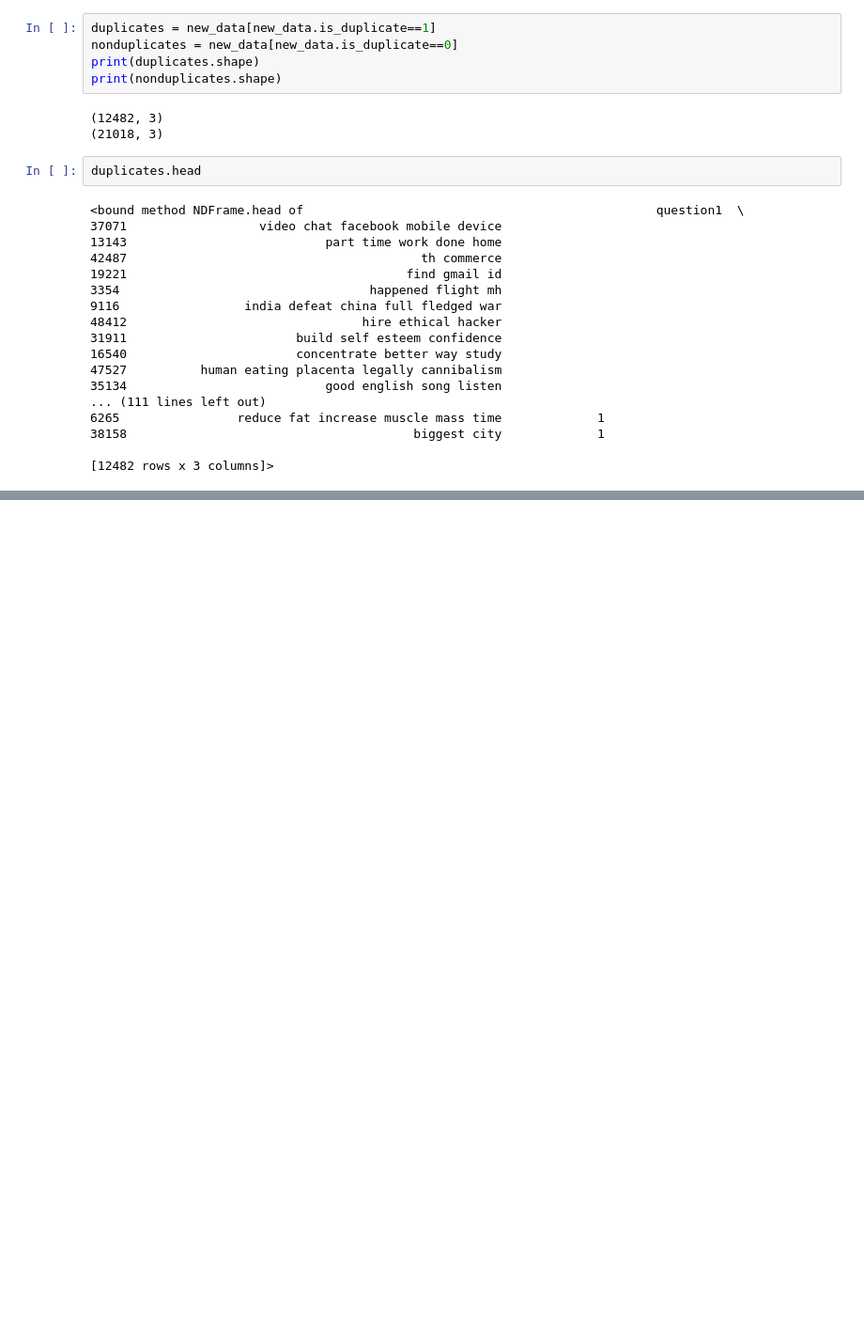
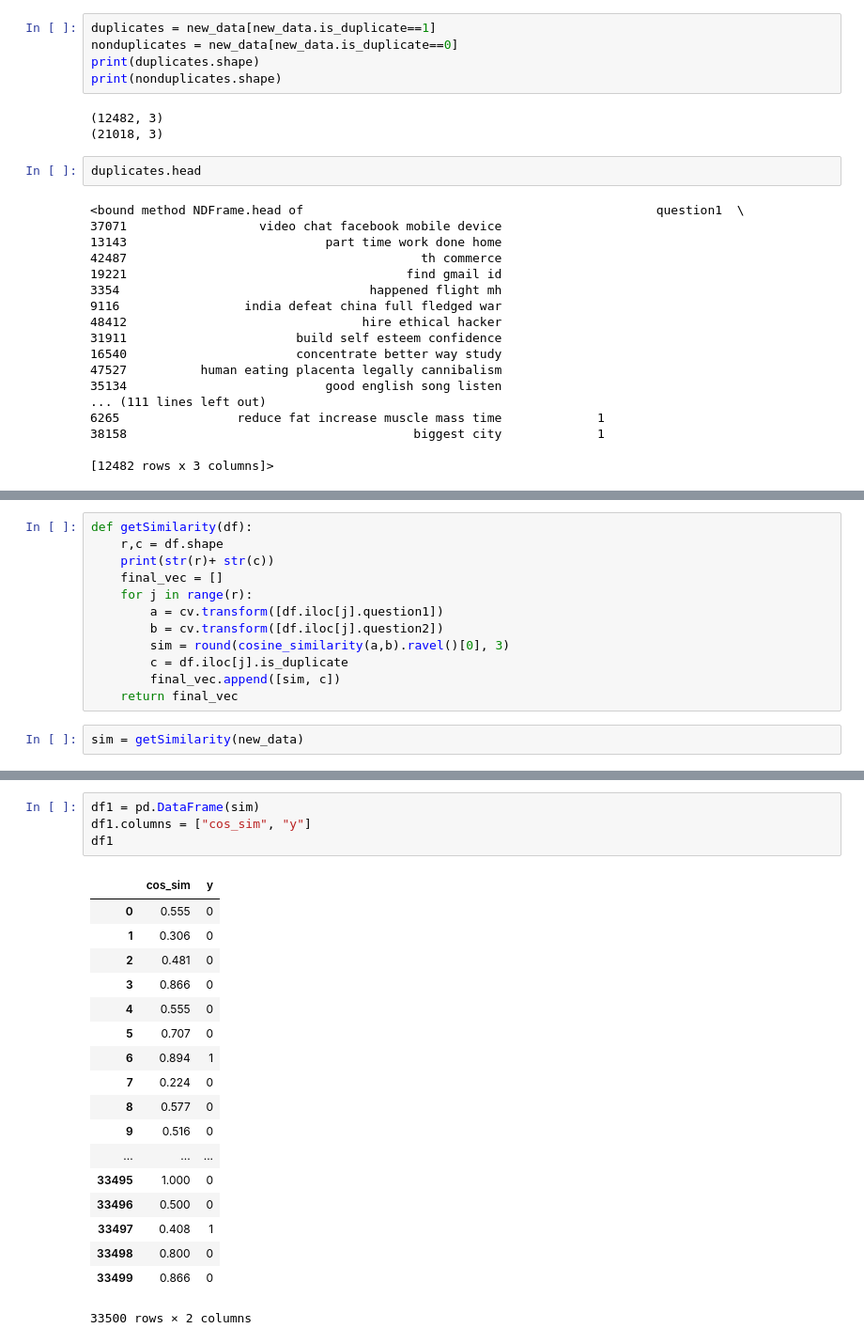
Before and after one commit to darpandodiya/CSC522_Project, a Jupyter notebook: src/baseline.ipynb, the cells around one changed output, grey strips where cells are left out. Shown at 94% size. Drawn from its saved outputs; the diff is of its cells as text; blank space fills up the shorter version.

```diff
--- a/src/baseline.ipynb
+++ b/src/baseline.ipynb
@@ -215,0 +214,14 @@ subset
+# %%
+def getSimilarity(df):
+    r,c = df.shape
+    print(str(r)+ str(c))
+    final_vec = []
+    for j in range(r):
+        a = cv.transform([df.iloc[j].question1])
+        b = cv.transform([df.iloc[j].question2])
+        sim = round(cosine_similarity(a,b).ravel()[0], 3)
+        c = df.iloc[j].is_duplicate
+        final_vec.append([sim, c])
+    return final_vec
+# %%
+sim = getSimilarity(new_data)
@@ -215,0 +250,23 @@ subset
+# %%
+df1 = pd.DataFrame(sim)
+df1.columns = ["cos_sim", "y"]
+df1
+# %% [output]
+|  | cos_sim | y |
+| 0 | 0.555 | 0 |
+| 1 | 0.306 | 0 |
+| 2 | 0.481 | 0 |
+| 3 | 0.866 | 0 |
+| 4 | 0.555 | 0 |
+| 5 | 0.707 | 0 |
+| 6 | 0.894 | 1 |
+| 7 | 0.224 | 0 |
+| 8 | 0.577 | 0 |
+| 9 | 0.516 | 0 |
+| ... | ... | ... |
+| 33495 | 1.000 | 0 |
+| 33496 | 0.500 | 0 |
+| 33497 | 0.408 | 1 |
+| 33498 | 0.800 | 0 |
+| 33499 | 0.866 | 0 |
+33500 rows × 2 columns
```
Also changed, not shown: parts of 5 cells of this notebook.
